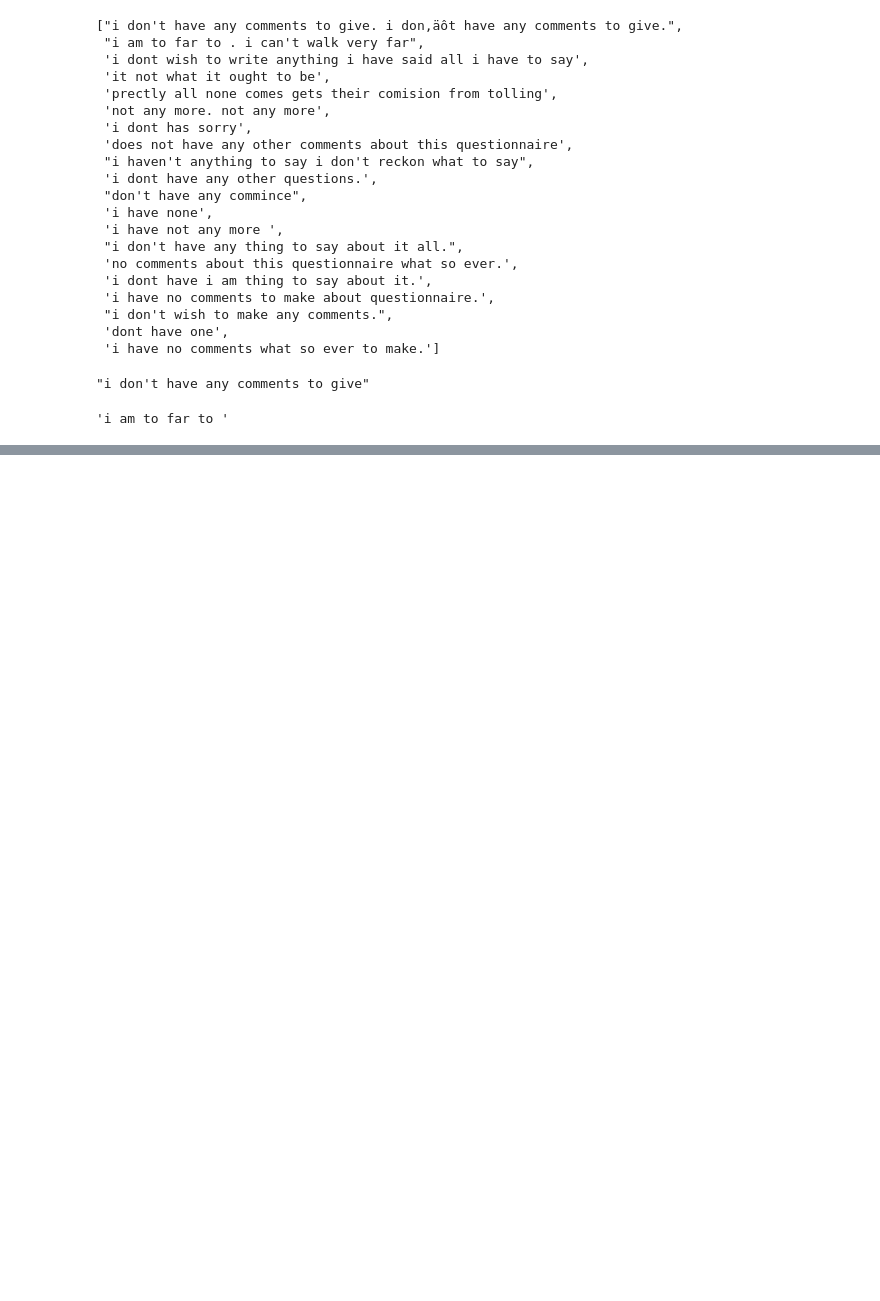
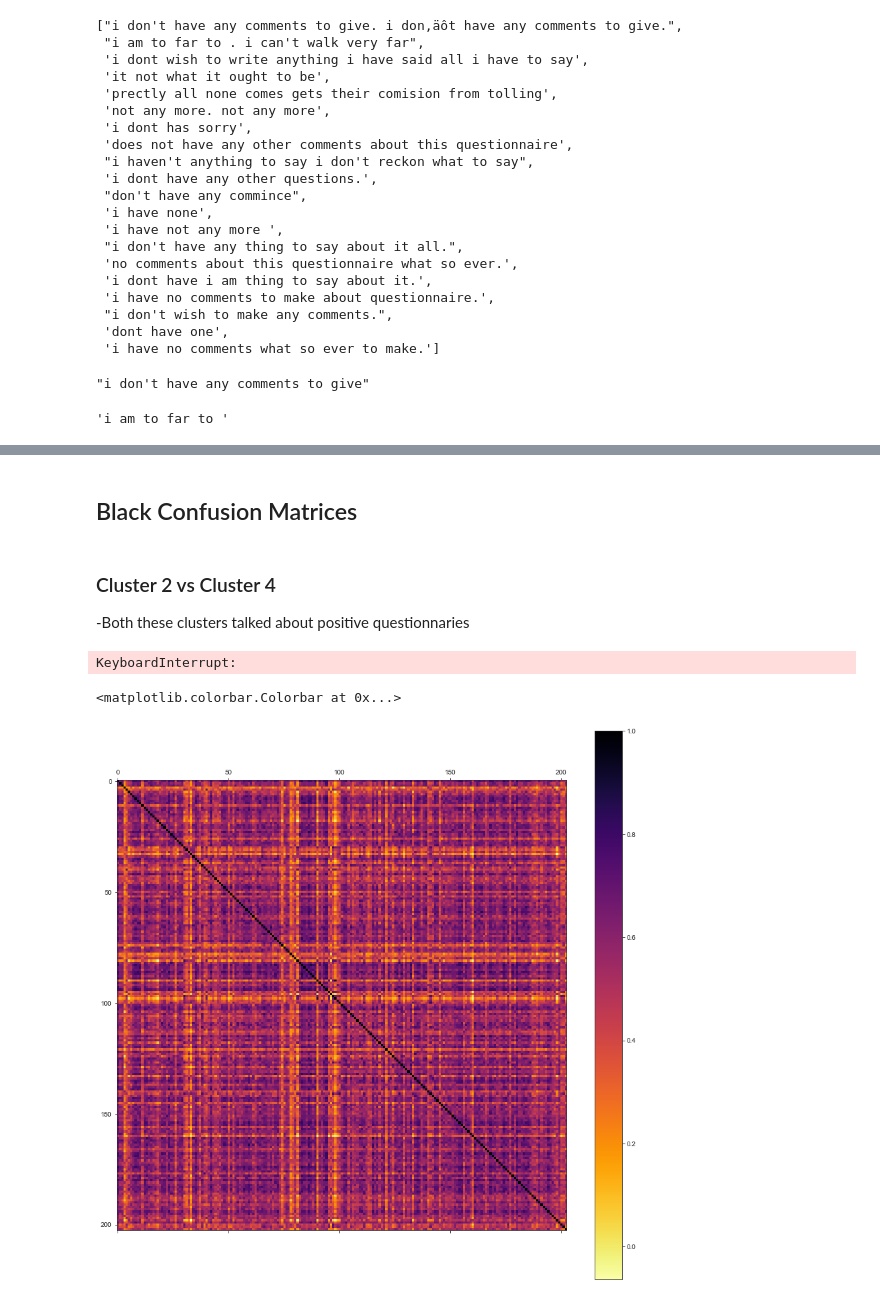
Before and after one commit to amos3vt/ASWW2, a Jupyter notebook: scripts/DEIM_clusters(32).ipynb, the cells around one changed output, grey strips where cells are left out. Saved outputs shown, nothing was run; the diff lists cells and outputs as text; code cells hidden in the pictures; blank space fills up the shorter version.

```diff
--- a/scripts/DEIM_clusters(32).ipynb
+++ b/scripts/DEIM_clusters(32).ipynb
@@ -884,0 +887,28 @@ sentences_5[ranking_5[1]]
+# %%
+from sklearn.metrics.pairwise import cosine_similarity
+
+
+def confusion(X, Y, same_matrix = False):
+    #Get desire Shapes
+    W = np.transpose(X)
+    V = np.transpose(Y)
+
+
+    norm_W = np.zeros(np.shape(W))
+    norm_V = np.zeros(np.shape(V))
+
+    for i in range(0, np.shape(norm_W)[1]):
+        temp = W[:, i] / np.linalg.norm(W, axis = 0)[i]
+        norm_W[:, i] = temp
+    for i in range(0, np.shape(norm_V)[1]):
+        temp = V[:, i] / np.linalg.norm(V, axis = 0)[i]
+        norm_V[:, i] = temp
+
+    WtV = np.transpose(norm_W) @ norm_V
+
+    return WtV
+# %% [markdown]
+## Black Confusion Matrices
+# %% [markdown]
+### Cluster 2 vs Cluster 4 <br>
+-Both these clusters talked about positive questionnaries
@@ -884,0 +918,14 @@ sentences_5[ranking_5[1]]
+# %%
+black_embed_1 = model.encode(cluster_1)
+# %% [output]
+KeyboardInterrupt:
+# %%
+black_embed_3 = model.encode(cluster_3)
+# %%
+sns.set_style("ticks")
+fig, ax = plt.subplots(figsize=(15, 15))
+img= ax.matshow(confusion(black_embed_3, black_embed_3), cmap='inferno_r')
+img.figure.colorbar(img)
+# %% [output]
+<matplotlib.colorbar.Colorbar at 0x...>
+[figure, added]
```
Also changed, not shown: parts of 5 cells of this notebook.
